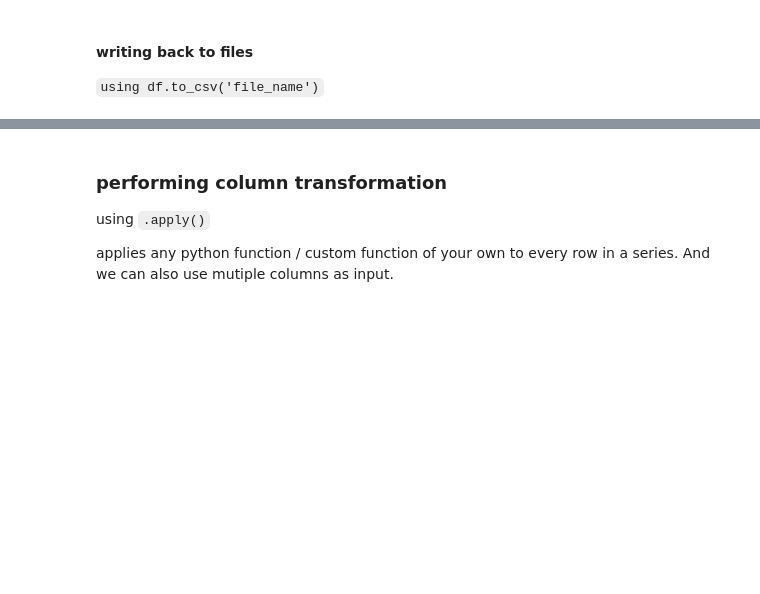
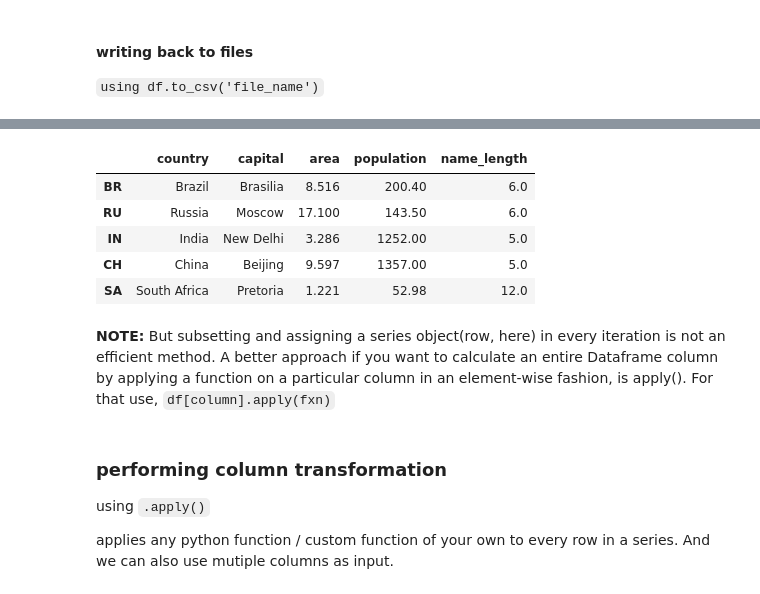
Before and after one commit to abhixshek/data-science-toolkit, a Jupyter notebook: pandas_kb.ipynb, the cells around one changed output, grey strips where cells are left out. Saved outputs shown, nothing was run; the diff lists cells and outputs as text; code cells hidden in the pictures; blank space fills up the shorter version.

Commit message:
vectorize and apply

```diff
--- a/pandas_kb.ipynb
+++ b/pandas_kb.ipynb
@@ -2843,0 +2867,2 @@ df.to_csv('brics-data.csv')
+# %%
+brics_df = pd.read_csv('datasets/brics.csv', index_col=0)
@@ -2843,0 +2888,3 @@ df.to_csv('brics-data.csv')
+# %%
+for index, row in brics_df.iterrows(): # brics_df.iterrows() returns a generator object
+    print(type(index), type(row)) # each row is a series object and because it is a series you can do further indexing on it.
@@ -2843,0 +2897,4 @@ df.to_csv('brics-data.csv')
+# %%
+for index, row in brics_df.iterrows():
+    print(index)
+    print(row)
@@ -2844,3 +2919,19 @@ df.to_csv('brics-data.csv')
+# %%
+for label, row in brics_df.iterrows():
+    brics_df.loc[label, 'name_length'] = len(row["country"])
+# %%
+brics_df
+# %% [output]
+|  | country | capital | area | population | name_length |
+| BR | Brazil | Brasilia | 8.516 | 200.40 | 6.0 |
+| RU | Russia | Moscow | 17.100 | 143.50 | 6.0 |
+| IN | India | New Delhi | 3.286 | 1252.00 | 5.0 |
+| CH | China | Beijing | 9.597 | 1357.00 | 5.0 |
+| SA | South Africa | Pretoria | 1.221 | 52.98 | 12.0 |
+# %% [markdown]
+**NOTE:**
+But subsetting and assigning a series object(row, here) in every iteration is not an efficient method.
+A better approach if you want to calculate an entire Dataframe column by applying a function on a particular column in an element-wise fashion, is apply(). For that use, `df[column].apply(fxn)`
 # %% [markdown]
 ### performing column transformation
 
```
Also changed, not shown: parts of 35 cells of this notebook, 1 other file.
